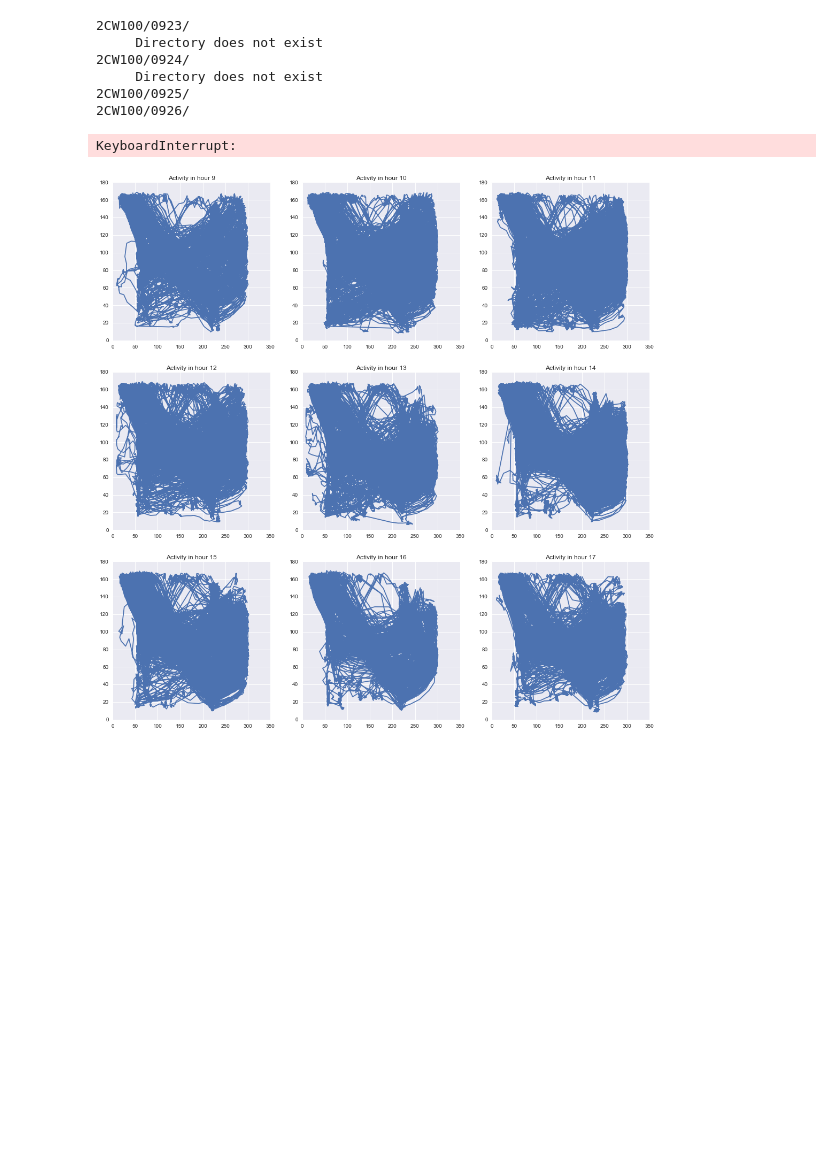
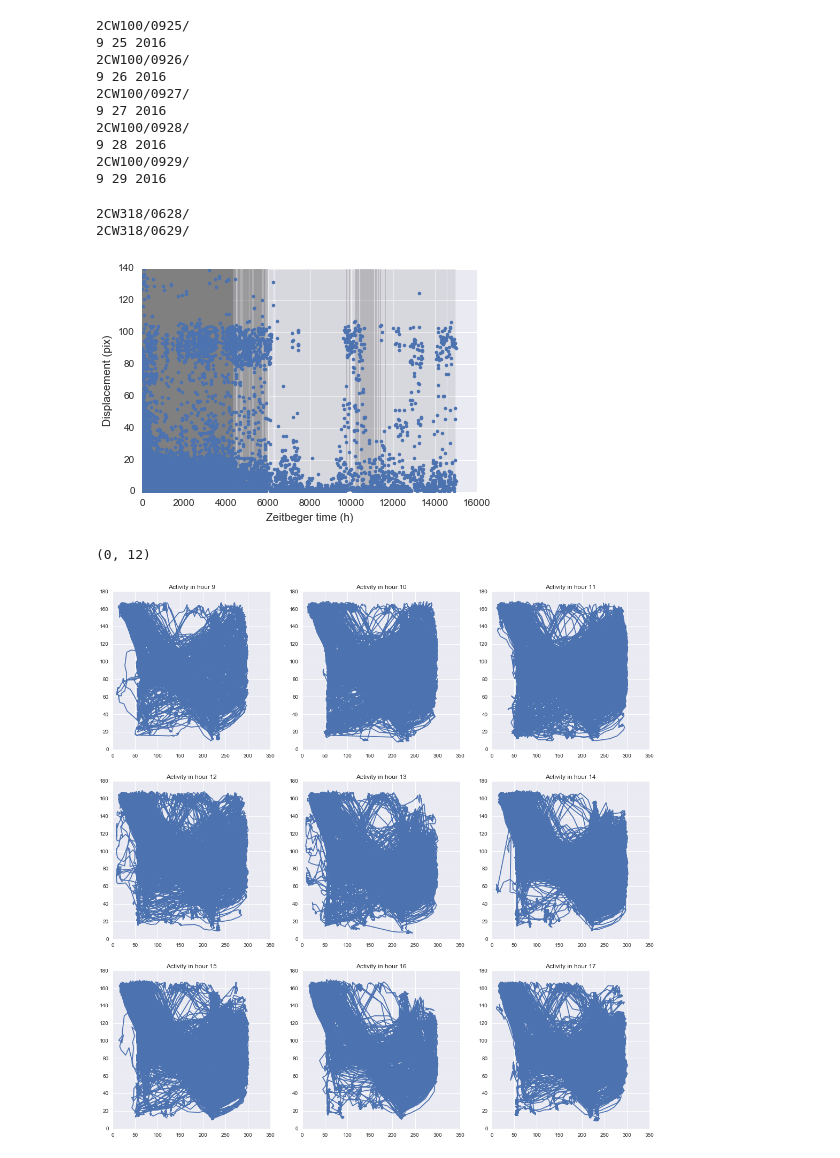
Before and after one commit to lmn93beo/Finch_Movement, a Jupyter notebook: Finch_Movement.ipynb, the cells around one changed output. Saved outputs shown, nothing was run; the diff lists cells and outputs as text; code cells hidden in the pictures; blank space fills up the shorter version.

```diff
--- a/Finch_Movement.ipynb
+++ b/Finch_Movement.ipynb
@@ -99,11 +108,14 @@ False
 # %%
-days = pd.date_range('9/23/2016', periods=5, freq='d')
-frame_2CW100_allb = collect_all_days('2CW100/', days)
+days = pd.date_range('9/25/2016', periods=5, freq='d')
+frame_2CW100_all = collect_all_days('2CW100/', days)
 # %% [output]
-2CW100/0923/
-     Directory does not exist
-2CW100/0924/
-     Directory does not exist
 2CW100/0925/
+9 25 2016
 2CW100/0926/
+9 26 2016
+2CW100/0927/
+9 27 2016
+2CW100/0928/
+9 28 2016
+2CW100/0929/
+9 29 2016
-KeyboardInterrupt:
@@ -132,0 +125,6 @@ frame_2CW305_all = pd.concat(frames)
+# %%
+days = pd.date_range('6/28/2016', periods=2, freq='d')
+frame_2CW318_all = collect_all_days('2CW318/', days, cutoff_area=None, parse_filename=True)
+# %% [output]
+2CW318/0628/
+2CW318/0629/
@@ -133,3 +133,13 @@ frame_2CW305_all = pd.concat(frames)
+# %%
+frame_2CW318_all['Displacement'] = get_displacement(frame_2CW318_all)
+frame_2CW318_all['ZeitTime'] = get_zeit(frame_2CW318_all, start_time_str='6/28/2016 7:00AM')
+plot_all_data(frame_2CW318_all)
+# %% [output]
+[figure, added]
+# %%
+frame_2CW318_all.shape
+# %% [output]
+(0, 12)
 # %%
 frame_to_display = day_frame_0925
 
```
Also changed, not shown: parts of 17 cells of this notebook.
